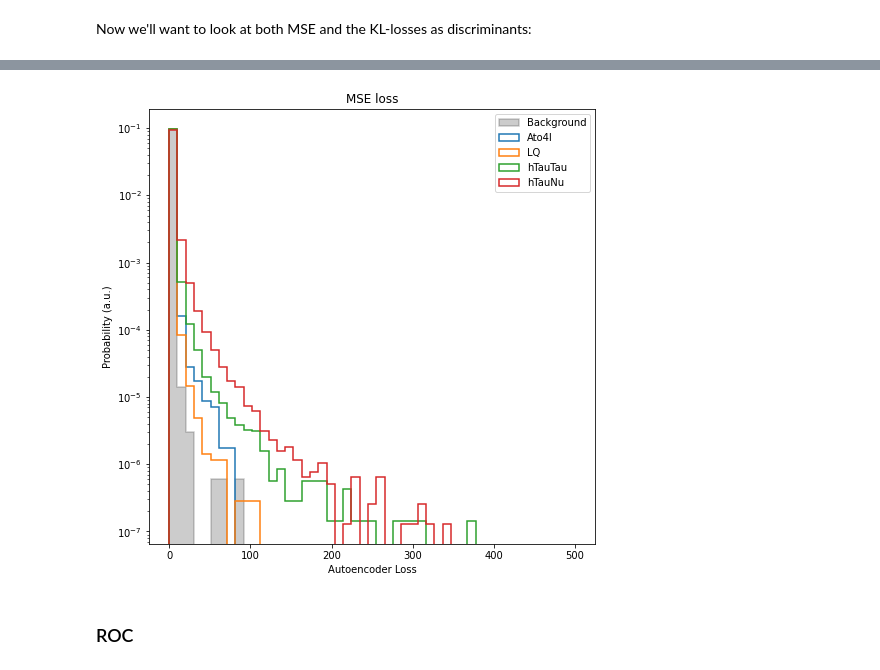
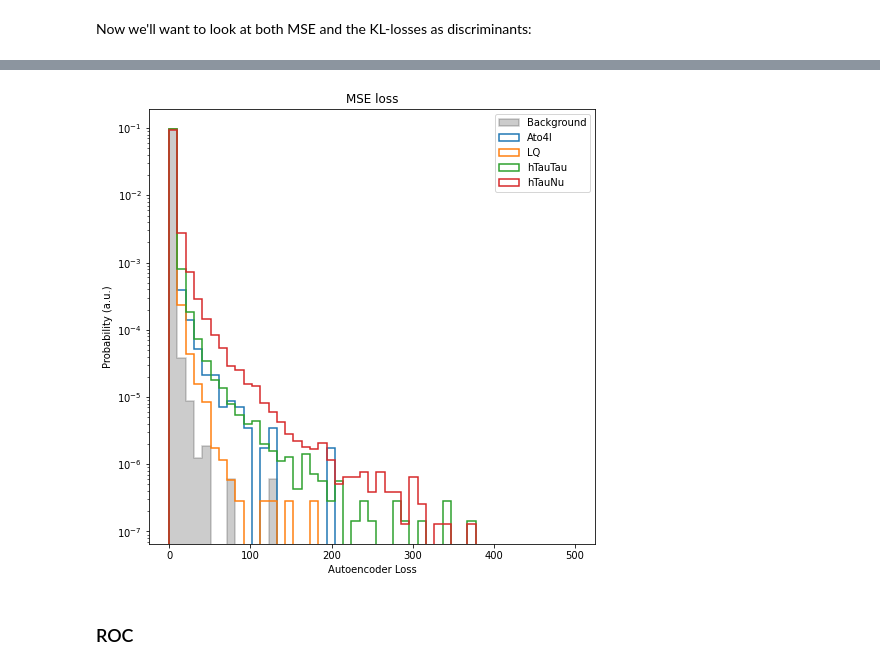
Before and after one commit to inesochoa/lisbon-ml-school, a Jupyter notebook: exercise_4.ipynb, the cells around one changed output, grey strips where cells are left out. Drawn from its saved outputs; the diff is of its cells as text; code cells hidden in the pictures.

```diff
--- a/exercise_4.ipynb
+++ b/exercise_4.ipynb
@@ -827,7 +916,8 @@ torch.save(vae.state_dict(), CHECKPOINT_PATH+"/AD-task/vae_model.ckpt")
 ### Evaluate
 # %%
 # optional: reload saved model if you're starting from here
-vae.load_state_dict(torch.load(CHECKPOINT_PATH+"/AD-task/vae_model.ckpt"))
+#vae.load_state_dict(torch.load(CHECKPOINT_PATH+"/AD-task/epoch150_vae.ckpt"))
+vae.load_state_dict(torch.load(CHECKPOINT_PATH+"/AD-task/epoch1390_vae.ckpt"))
 vae.eval()
 # %% [output]
 VAE(
@@ -888,7 +978,7 @@ with h5py.File(os.environ["DATAPATH"] + "/results_VAE.h5", 'w') as file:
     file.create_dataset('BKG_predicted', data = bkg_xhat)
     file.create_dataset('BKG_mu', data = bkg_mean)
     file.create_dataset('BKG_logvar', data = bkg_logvar)
-    for i, sig in enumerate(signal_predictions):
+    for i, sig in enumerate(signal_predictions_vae):
       file.create_dataset('%s_predicted'%signals[i], data=sig)
       file.create_dataset('%s_mu'%signals[i], data=signal_means[i])
       file.create_dataset('%s_logvar'%signals[i], data=signal_logvar[i])
@@ -900,12 +990,13 @@ Results saved.
 We can make plots again:
 # %%
 # first for the background
-fig, axes = plt.subplots(4,3,figsize=(10,8))
+fig, axes = plt.subplots(5,2,figsize=(10,8))
 
 for p,particle_type in enumerate(particles):
   # open flat background and plot
   with h5py.File(os.environ["DATAPATH"] + '/results_VAE.h5', 'r') as f:
-    for feat in range(3): # pt,eta,phi
+    #for feat in range(3): # pt,eta,phi
+    for feat in range(2): # pt,eta
       axes[p,feat].hist(f["BKG_input"][:,leading_indices[p]+feat],bins=std_binning[feat],label="Input",histtype='step',color="black",density=True)
       axes[p,feat].hist(f["BKG_predicted"][:,leading_indices[p]+feat],bins=std_binning[feat],label="Output",histtype='step',linestyle="dashed",color="black",density=True)
       axes[p,feat].set_yscale("log")
@@ -917,0 +1009,14 @@ plt.show()
+# %%
+fig, axes = plt.subplots(1,3,figsize=(12,6))
+
+for i,ht in enumerate(["Jets","Electrons","Muons"]):
+  # open flat background and plot
+  with h5py.File(os.environ["DATAPATH"] + '/results_VAE.h5', 'r') as f:
+    axes[i].hist(f['BKG_input'][:,10+i],bins=std_ht_binning,label="Input",histtype='step',color="black",density=True)
+    axes[i].hist(f['BKG_predicted'][:,10+i],bins=std_ht_binning,label="Output",histtype='step',color="black",linestyle="dashed",density=True)
+
+    axes[i].set_xlabel(ht+" H_T [GeV]")
+    axes[i].set_yscale("log")
+    axes[i].legend()
+plt.tight_layout()
+plt.show()
@@ -947,25 +1054,25 @@ plt.show()
 # %%
 # compute loss value (true, predicted)
 mse_loss = []
 mse_loss.append(mse_loss_func(X_test_std, bkg_xhat))
 for i,sig_name in enumerate(signals):
-    mse_loss.append(mse_loss_func(signal_data[i], signal_predictions[i]))
+    mse_loss.append(mse_loss_func(signal_data[i], signal_predictions_vae[i]))
 
 mse_binning = np.linspace(0,500,50)
 plt.figure(figsize=(8,8))
 #bkg
 plt.hist(mse_loss[0], bins=mse_binning, label="Background", color="black", density = True, histtype='step', fill=True, alpha=0.2, linewidth=1.5)
 #signals
 for i, label in enumerate(signals):
     plt.hist(mse_loss[i+1], bins=mse_binning, label=label, density = True, histtype='step', fill=False, linewidth=1.5)
 plt.yscale('log')
 plt.xlabel("Autoencoder Loss")
 plt.ylabel("Probability (a.u.)")
 plt.title('MSE loss')
 plt.legend(loc='best')
 plt.show()
 # %% [output]
-[figure, old version]
+[figure, new version]
 # %% [markdown]
 ### ROC
 # %%
```
Also changed, not shown: parts of 31 cells of this notebook, 3 other files.
